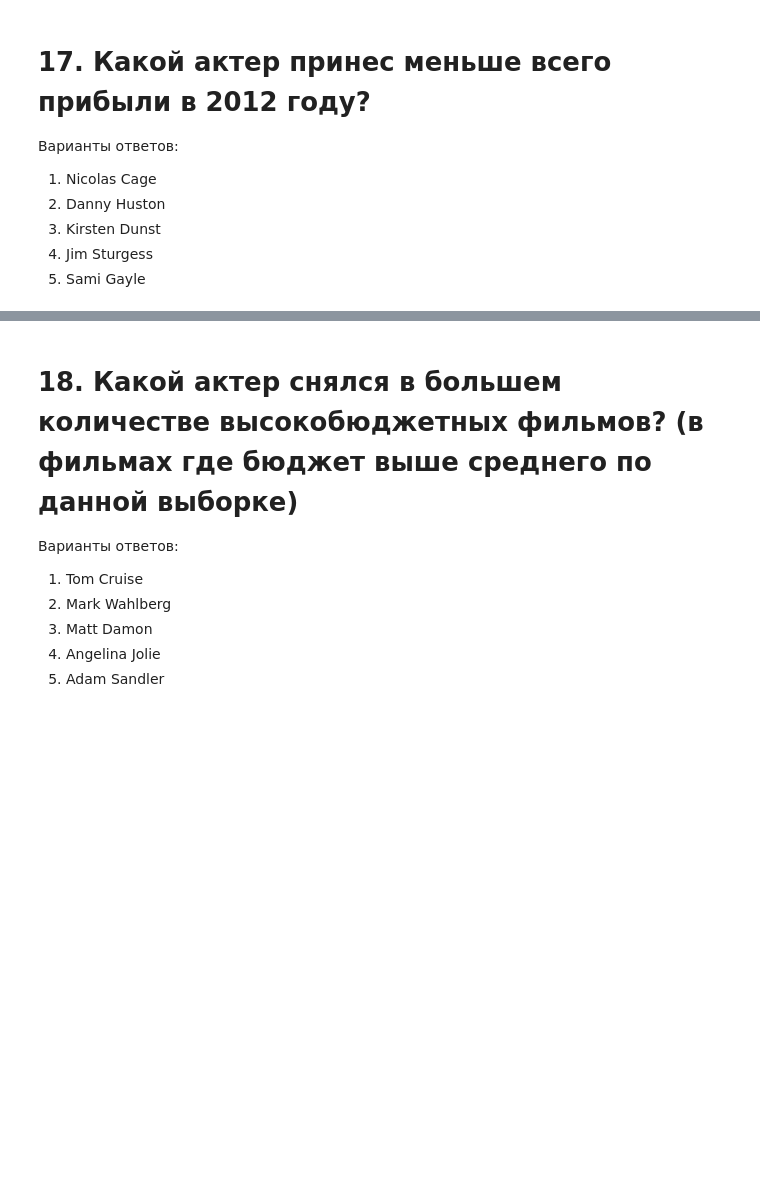
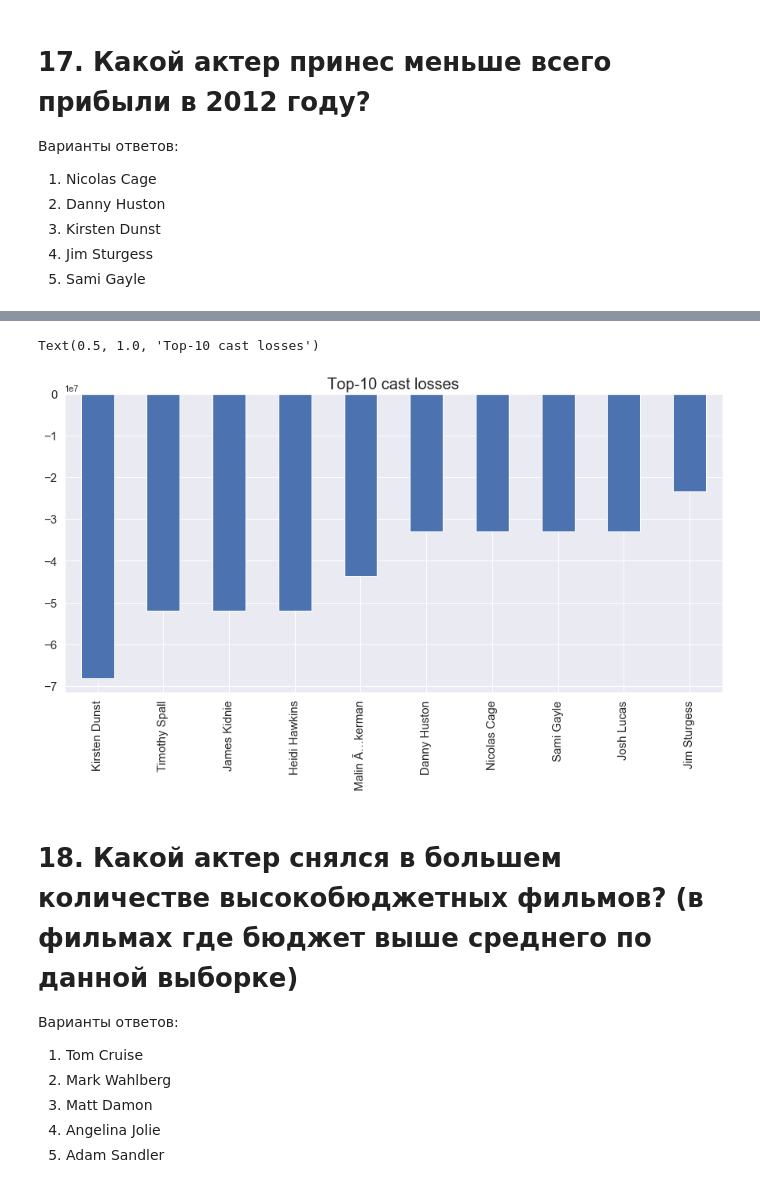
Before and after one commit to LawrenceGrigoryan/skillfactory_rds, a Jupyter notebook: module_1/Project_1. Who wants to become a millionaire.ipynb, the cells around one changed output, grey strips where cells are left out. Drawn from its saved outputs; the diff is of its cells as text; code cells hidden in the pictures; blank space fills up the shorter version.

```diff
--- a/module_1/Project_1. Who wants to become a millionaire.ipynb
+++ b/module_1/Project_1. Who wants to become a millionaire.ipynb
@@ -514,8 +515,9 @@ Length: 998, dtype: int64
 def profit_counter(df, column, calculate='profit'):
     counter = Counter()
     i = 0
-    for elements in data[column].str.split('|'):
+    for elements in df[column].str.split('|'):
         for element in elements:
-            counter[element] += data[calculate].iloc[i]
+            counter[element] += df[calculate].iloc[i]
         i += 1
-    return counter.most_common()
+
+    return counter
@@ -524,4 +524,4 @@ def profit_counter(df, column, calculate='profit'):
 # %%
 %%time
-profit_counter(data, 'director')[0]
+profit_counter(data, 'director').most_common()[0]
 # %% [output]
@@ -581,11 +581,12 @@ answer_ls.append(1)
 4. Jim Sturgess
 5. Sami Gayle
 # %%
+%%time
 actor_loss = Counter()
 new_data = data.query('release_year == 2012')
 
 i = 0
-for actors in new_data.cast:
+for actors in new_data.cast.str.split('|'):
     for actor in actors:
         actor_loss[actor] += new_data.profit.iloc[i]
     i += 1
@@ -595,0 +598,7 @@ actor_loss.most_common()[-1]
+# %%
+%%time
+actors = counter(data, 'cast')
+for actor in actors.index:
+    actors[actor] = data.loc[(data.release_year == 2012), 'profit'].loc[data.cast.map(lambda x: True if actor in x else False)].sum()
+
+actors.sort_values()
@@ -596,3 +619,9 @@ actor_loss.most_common()[-1]
+# %%
+actors.sort_values()[:10].plot(kind='bar', figsize=(15, 7), fontsize=15)
+plt.title('Top-10 cast losses', fontsize=20)
+# %% [output]
+Text(0.5, 1.0, 'Top-10 cast losses')
+[figure, added]
 # %%
 answer_ls.append(3)
 # %% [markdown]
```
Also changed, not shown: parts of 51 cells of this notebook.
